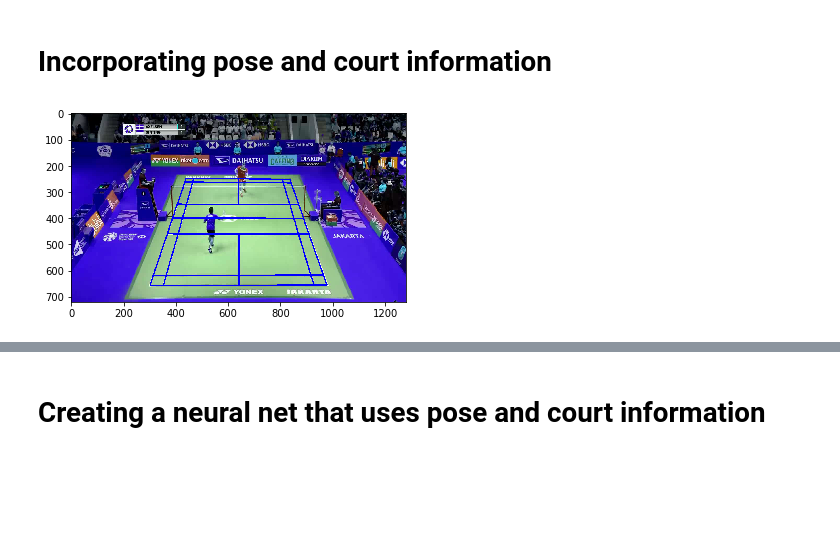
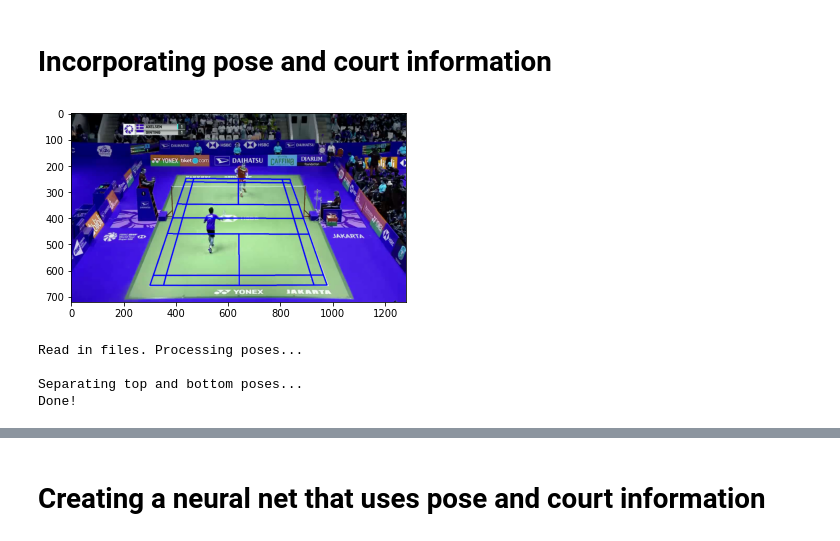
Before and after one commit to jhwang7628/monotrack, a Jupyter notebook: TrackNetv2/3_in_3_out/hitnet.ipynb, the cells around one changed output, grey strips where cells are left out. Saved outputs shown, nothing was run; the diff lists cells and outputs as text; code cells hidden in the pictures; blank space fills up the shorter version.

```diff
--- a/TrackNetv2/3_in_3_out/hitnet.ipynb
+++ b/TrackNetv2/3_in_3_out/hitnet.ipynb
@@ -503,36 +274,31 @@ class Court:
 # %%
 import cv2
 import matplotlib.pyplot as plt
 import numpy as np
 import pandas as pd
 
 match = 'match21'
 rally = '1_02_01'
 
-def read_court(filename):
-    file = open(filename, 'r')
-    coordinates = [[float(x) for x in line.split(';')] for line in file]
-    return coordinates
-
-court_pts = read_court('./data/%s/court/%s.out' % (match, rally))
+court_pts = read_court('/home/code-base/scratch_space/data/%s/court/%s.out' % (match, rally))
 
 corners = [court_pts[1], court_pts[2], court_pts[0], court_pts[3]]
-frames = [frame]
 
 def draw_court(corners):
     # Draws the court once we have the three corners
     court = Court(corners)
     frames[-1] = court.draw_lines(frames[-1])
     plt.imshow(frames[-1])
 
-cap = cv2.VideoCapture('./data/%s/rally_video/%s.mp4' % (match, rally))
+cap = cv2.VideoCapture('/home/code-base/scratch_space/data/%s/rally_video/%s.mp4' % (match, rally))
 if cap.isOpened() is False:
     print('Error opening video stream or file')
 
 ret, frame = cap.read()
 fig = plt.figure()
+frames = [frame]
 
 draw_court(corners)
 court = Court(corners)
 # %% [output]
-[figure, old version]
+[figure, new version]
@@ -689,0 +305,11 @@ for match in matches:
+# %%
+poses = process_pose_file(
+    '/home/code-base/scratch_space/data/%s/poses/%s.out' % (match, rally),
+    '/home/code-base/scratch_space/data/%s/poses/%s' % (match, rally),
+    court
+)
+# %% [output]
+Read in files. Processing poses...
+
+Separating top and bottom poses...
+Done!
```
Also changed, not shown: parts of 47 cells of this notebook, 21 other files.
